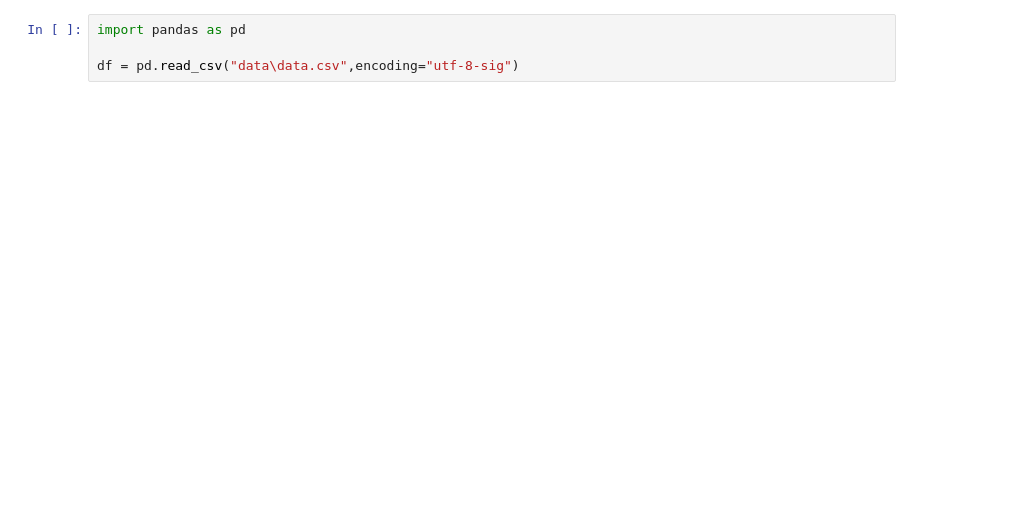
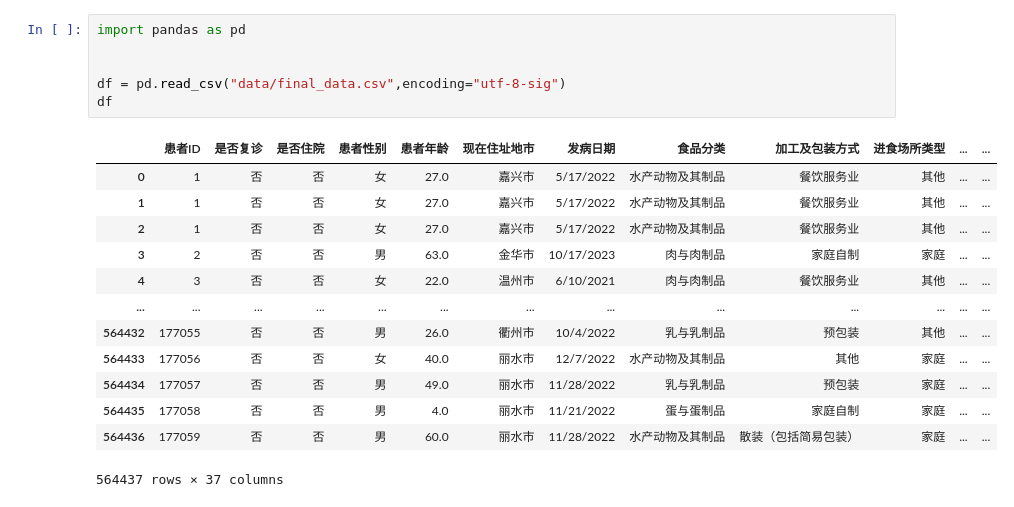
Before and after one commit to QuikZiHao/food_disease_predict, a Jupyter notebook: merge.ipynb, the cells around one changed output. Saved outputs shown, nothing was run; the diff lists cells and outputs as text; blank space fills up the shorter version.

```diff
--- a/merge.ipynb
+++ b/merge.ipynb
@@ -1,4 +1,20 @@
 # %%
 import pandas as pd
 
-df = pd.read_csv("data\data.csv",encoding="utf-8-sig")
+
+df = pd.read_csv("data/final_data.csv",encoding="utf-8-sig")
+df
+# %% [output]
+|  | 患者ID | 是否复诊 | 是否住院 | 患者性别 | 患者年龄 | 现在住址地市 | 发病日期 | 食品分类 | 加工及包装方式 | 进食场所类型 | ... | ... |
+| 0 | 1 | 否 | 否 | 女 | 27.0 | 嘉兴市 | 5/17/2022 | 水产动物及其制品 | 餐饮服务业 | 其他 | ... | ... |
+| 1 | 1 | 否 | 否 | 女 | 27.0 | 嘉兴市 | 5/17/2022 | 水产动物及其制品 | 餐饮服务业 | 其他 | ... | ... |
+| 2 | 1 | 否 | 否 | 女 | 27.0 | 嘉兴市 | 5/17/2022 | 水产动物及其制品 | 餐饮服务业 | 其他 | ... | ... |
+| 3 | 2 | 否 | 否 | 男 | 63.0 | 金华市 | 10/17/2023 | 肉与肉制品 | 家庭自制 | 家庭 | ... | ... |
+| 4 | 3 | 否 | 否 | 女 | 22.0 | 温州市 | 6/10/2021 | 肉与肉制品 | 餐饮服务业 | 其他 | ... | ... |
+| ... | ... | ... | ... | ... | ... | ... | ... | ... | ... | ... | ... | ... |
+| 564432 | 177055 | 否 | 否 | 男 | 26.0 | 衢州市 | 10/4/2022 | 乳与乳制品 | 预包装 | 其他 | ... | ... |
+| 564433 | 177056 | 否 | 否 | 女 | 40.0 | 丽水市 | 12/7/2022 | 水产动物及其制品 | 其他 | 家庭 | ... | ... |
+| 564434 | 177057 | 否 | 否 | 男 | 49.0 | 丽水市 | 11/28/2022 | 乳与乳制品 | 预包装 | 家庭 | ... | ... |
+| 564435 | 177058 | 否 | 否 | 男 | 4.0 | 丽水市 | 11/21/2022 | 蛋与蛋制品 | 家庭自制 | 家庭 | ... | ... |
+| 564436 | 177059 | 否 | 否 | 男 | 60.0 | 丽水市 | 11/28/2022 | 水产动物及其制品 | 散装（包括简易包装） | 家庭 | ... | ... |
+564437 rows × 37 columns
```
Also changed, not shown: parts of 21 cells of this notebook, 5 other files.
